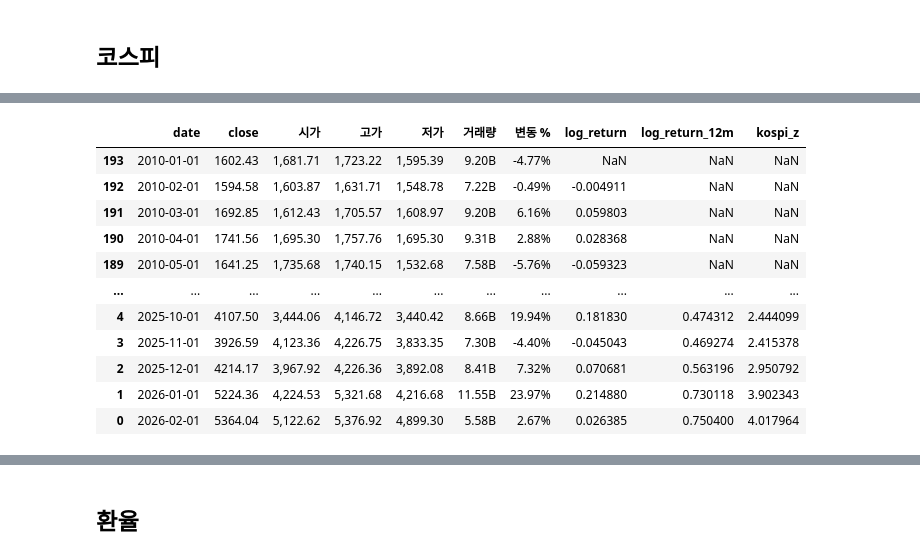
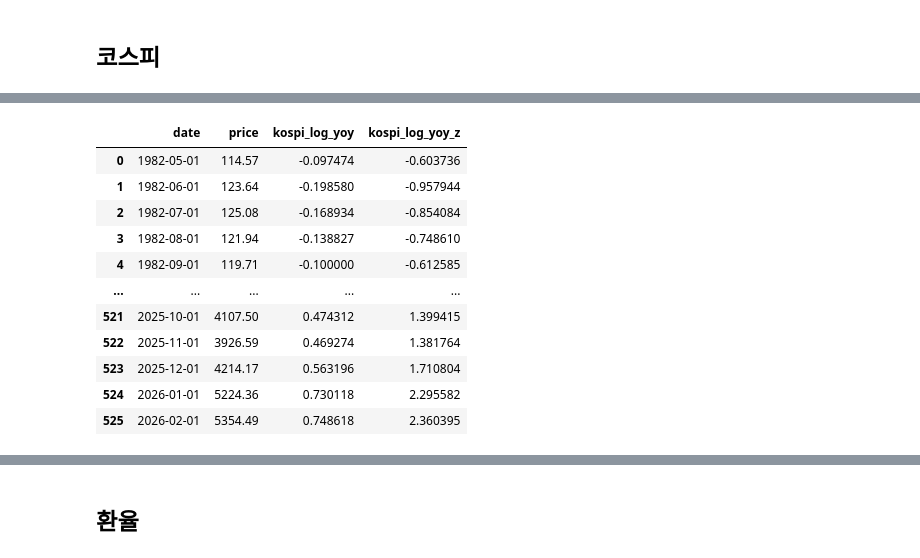
Before and after one commit to yoonsung1/final-project, a Jupyter notebook: 윤성/디커플링 지수 계산.ipynb, the cells around one changed output, grey strips where cells are left out. Cells and saved outputs as stored; diff of their text form; code cells hidden in the pictures.

```diff
--- a/윤성/디커플링 지수 계산.ipynb
+++ b/윤성/디커플링 지수 계산.ipynb
@@ -46,43 +257,58 @@ plt.plot(df_real['date'],df_real['real_index'])
 # %% [markdown]
 ## 코스피
 # %%
-import pandas as pd
-import numpy as np
+path = "data/금융지표/kospiraw.csv"
 
-# 1. 데이터 로드
-kospi = pd.read_csv("data/금융지표/kospiraw.csv")
+# 1️⃣ 데이터 읽기 (Investing.com 형식 가정)
+df = pd.read_csv(path)
 
-# 2. 날짜 정리
-kospi['날짜'] = pd.to_datetime(kospi['날짜'])
-kospi = kospi.sort_values('날짜')
+# 컬럼 확인
+print(df.columns)
 
+# 2️⃣ 날짜 처리
+# 보통 '날짜' 또는 'Date'
+if '날짜' in df.columns:
+    df['date'] = pd.to_datetime(df['날짜'])
+elif 'Date' in df.columns:
+    df['date'] = pd.to_datetime(df['Date'])
+else:
+    raise ValueError("날짜 컬럼 이름 확인 필요")
 
+df = df.sort_values('date').reset_index(drop=True)
 
-kospi = kospi.rename(columns={'종가': 'close'})
-kospi = kospi.rename(columns={'날짜': 'date'})
+# 3️⃣ 종가 컬럼 정리
+# 보통 '종가' 또는 'Price'
+if '종가' in df.columns:
+    price_col = '종가'
+elif 'Price' in df.columns:
+    price_col = 'Price'
+else:
+    raise ValueError("가격 컬럼 이름 확인 필요")
 
-kospi['close'] = (
-    kospi['close']
+df['price'] = (
+    df[price_col]
       .astype(str)
       .str.replace(',', '', regex=False)
-      .str.strip()
+      .astype(float)
 )
 
-kospi['close'] = pd.to_numeric(kospi['close'], errors='coerce')
+# 4️⃣ 월별 데이터인지 확인
+# 일별이면 월말 기준으로 리샘플링
+if df['date'].diff().dt.days.median() < 25:
+    df = df.set_index('date').resample('M').last().reset_index()
 
-# 로그수익률
-kospi['log_return'] = np.log(kospi['close']).diff()
+# 5️⃣ 12개월 로그변화율
+df['kospi_log_yoy'] = np.log(df['price']).diff(12)
 
-# 12개월 누적 로그수익률
-kospi['log_return_12m'] = kospi['log_return'].rolling(12).sum()
+# 6️⃣ z-score 계산
+mu = df['kospi_log_yoy'].mean(skipna=True)
+sd = df['kospi_log_yoy'].std(skipna=True, ddof=0)
 
-# 2011년 이후
-#kospi = kospi[kospi['date'] >= "2011-01-01"]
+df['kospi_log_yoy_z'] = (df['kospi_log_yoy'] - mu) / sd
 
-# z-score
-kospi['kospi_z'] = (kospi['log_return_12m'] - kospi['log_return_12m'].mean()) / kospi['log_return_12m'].std()
-kospi[['date','close','log_return','log_return_12m','kospi_z']].head(15)
-
-kospi.to_csv('data/금융지표/kospi.csv',encoding='utf-8-sig')
-kospi
+# 7️⃣ 결과
+result = df[['date', 'price', 'kospi_log_yoy', 'kospi_log_yoy_z']].dropna().reset_index(drop=True)
+result.head(10)
+result.to_csv('data/금융지표/kospi.csv',encoding='utf-8-sig')
+result
 # %% [output]
@@ -89,12 +316,12 @@ kospi
-|  | date | close | 시가 | 고가 | 저가 | 거래량 | 변동 % | log_return | log_return_12m | kospi_z |
-| 193 | 2010-01-01 | 1602.43 | 1,681.71 | 1,723.22 | 1,595.39 | 9.20B | -4.77% | NaN | NaN | NaN |
-| 192 | 2010-02-01 | 1594.58 | 1,603.87 | 1,631.71 | 1,548.78 | 7.22B | -0.49% | -0.004911 | NaN | NaN |
-| 191 | 2010-03-01 | 1692.85 | 1,612.43 | 1,705.57 | 1,608.97 | 9.20B | 6.16% | 0.059803 | NaN | NaN |
-| 190 | 2010-04-01 | 1741.56 | 1,695.30 | 1,757.76 | 1,695.30 | 9.31B | 2.88% | 0.028368 | NaN | NaN |
-| 189 | 2010-05-01 | 1641.25 | 1,735.68 | 1,740.15 | 1,532.68 | 7.58B | -5.76% | -0.059323 | NaN | NaN |
-| ... | ... | ... | ... | ... | ... | ... | ... | ... | ... | ... |
-| 4 | 2025-10-01 | 4107.50 | 3,444.06 | 4,146.72 | 3,440.42 | 8.66B | 19.94% | 0.181830 | 0.474312 | 2.444099 |
-| 3 | 2025-11-01 | 3926.59 | 4,123.36 | 4,226.75 | 3,833.35 | 7.30B | -4.40% | -0.045043 | 0.469274 | 2.415378 |
-| 2 | 2025-12-01 | 4214.17 | 3,967.92 | 4,226.36 | 3,892.08 | 8.41B | 7.32% | 0.070681 | 0.563196 | 2.950792 |
-| 1 | 2026-01-01 | 5224.36 | 4,224.53 | 5,321.68 | 4,216.68 | 11.55B | 23.97% | 0.214880 | 0.730118 | 3.902343 |
-| 0 | 2026-02-01 | 5364.04 | 5,122.62 | 5,376.92 | 4,899.30 | 5.58B | 2.67% | 0.026385 | 0.750400 | 4.017964 |
+|  | date | price | kospi_log_yoy | kospi_log_yoy_z |
+| 0 | 1982-05-01 | 114.57 | -0.097474 | -0.603736 |
+| 1 | 1982-06-01 | 123.64 | -0.198580 | -0.957944 |
+| 2 | 1982-07-01 | 125.08 | -0.168934 | -0.854084 |
+| 3 | 1982-08-01 | 121.94 | -0.138827 | -0.748610 |
+| 4 | 1982-09-01 | 119.71 | -0.100000 | -0.612585 |
+| ... | ... | ... | ... | ... |
+| 521 | 2025-10-01 | 4107.50 | 0.474312 | 1.399415 |
+| 522 | 2025-11-01 | 3926.59 | 0.469274 | 1.381764 |
+| 523 | 2025-12-01 | 4214.17 | 0.563196 | 1.710804 |
+| 524 | 2026-01-01 | 5224.36 | 0.730118 | 2.295582 |
+| 525 | 2026-02-01 | 5354.49 | 0.748618 | 2.360395 |
```
Also changed, not shown: parts of 22 cells of this notebook, 43 other files.
